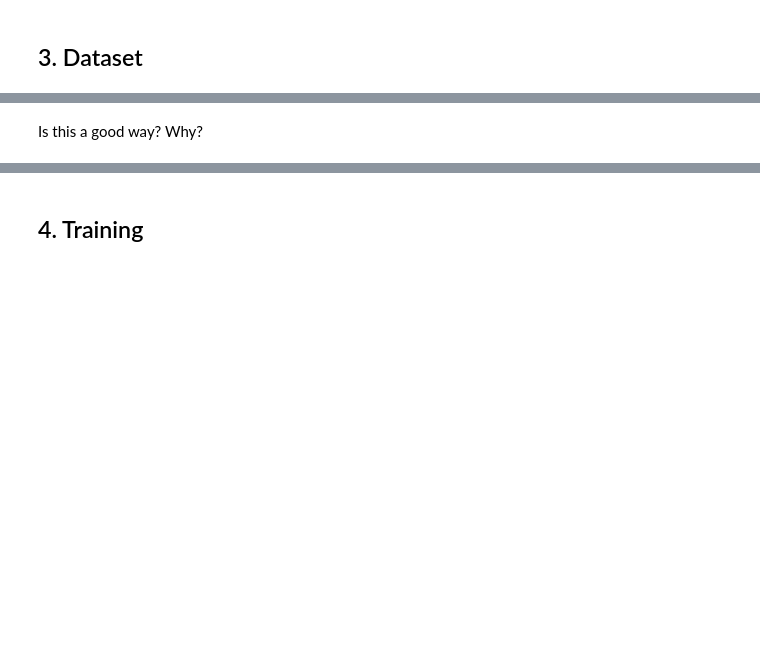
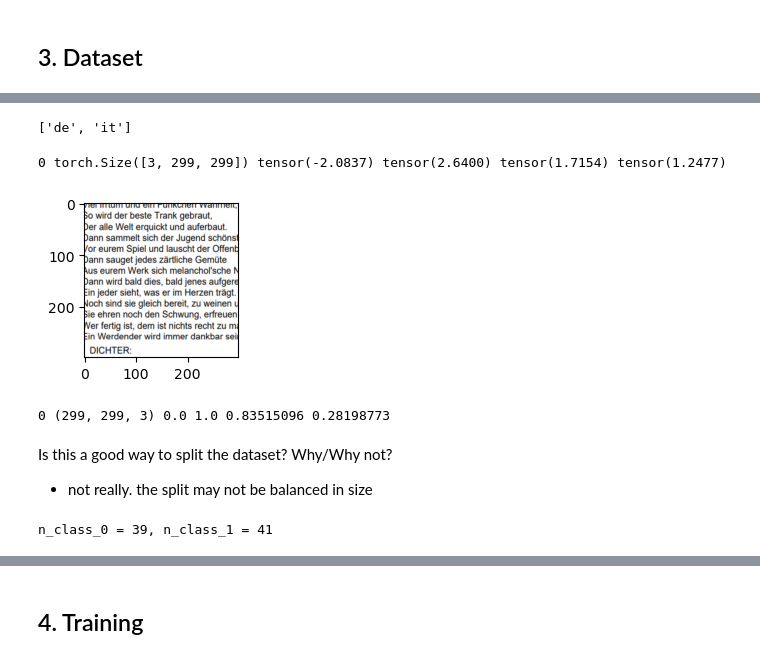
Before and after one commit to pbecerrav/ADS_course, a Jupyter notebook: Module6/Tutorials/Tutorial_V_torch_Transfer_learning.ipynb, the cells around one changed output, grey strips where cells are left out. Drawn from its saved outputs; the diff is of its cells as text; code cells hidden in the pictures; blank space fills up the shorter version.

```diff
--- a/Module6/Tutorials/Tutorial_V_torch_Transfer_learning.ipynb
+++ b/Module6/Tutorials/Tutorial_V_torch_Transfer_learning.ipynb
@@ -121,12 +235,14 @@ Here you will see that these features can be even used to detect thngs very diff
 # %%
-# load images from the ML3 folder into torch dataset
+# Define image transformations to be applied to each image in the dataset
+image_transform = transforms.Compose([
+    transforms.Resize((299, 299)),  # Resize each image to a uniform size of 299x299 pixels (needed to use Inception v3)
 
-image_transform = transforms.Compose([
-    transforms.Resize((299, 299)),
+    transforms.ToTensor(),  # Convert the image to a PyTorch tensor
 
-    transforms.ToTensor(),
-    transforms.Normalize(mean=[0.485, 0.456, 0.406],
-                         std=[0.229, 0.224, 0.225])
+    # Normalize the image tensor with mean and standard deviation values commonly used for pre-trained models
+    transforms.Normalize(mean=[0.485, 0.456, 0.406], std=[0.229, 0.224, 0.225])
 ])
 
+# Create a PyTorch ImageFolder dataset by loading images from the 'ML3' folder and applying the defined transformations
 dataset = datasets.ImageFolder('ML3', transform=image_transform)
+dataset
@@ -136,13 +259,31 @@ print(text_label)
+# %%
+# Visualise the final class labels (in this example, 'de' for german text and 'it' for italian text)
+text_label = dataset.classes
+print(text_label)
+# %% [output]
+['de', 'it']
 # %%
-for im, lbl in dataset:
-    print(lbl, im.shape, im.min(), im.max(), im.mean(), im.std())
+# Iterate through each image-label pair in the dataset
+for image, label in dataset:
+    # Print information about the image
+    print(label, image.shape, image.min(), image.max(), image.mean(), image.std())
 
-    # convert tensor to numpy array, transpose from CHW to HWC and scale to range [0, 1]
-    im_numpy = im.cpu().numpy().transpose(1,2,0)
-    im_numpy -= im_numpy.min(axis=(0,1))
-    im_numpy /= im_numpy.max(axis=(0,1))
+    # Convert the PyTorch tensor to a numpy array, transpose from CHW to HWC, and scale to the range [0, 1]
+    image_numpy = image.cpu().numpy().transpose(1, 2, 0)
+    image_numpy -= image_numpy.min(axis=(0, 1))
+    image_numpy /= image_numpy.max(axis=(0, 1))
 
-    plt.figure(figsize=(2,2))
-    plt.imshow(im_numpy)
+    # Display the image using matplotlib
+    plt.figure(figsize=(2, 2))
+    plt.imshow(image_numpy)
     plt.show()
+
+    # Print information about the transformed image
+    print(label, image_numpy.shape, image_numpy.min(), image_numpy.max(), image_numpy.mean(), image_numpy.std())
+
+    # Break the loop after displaying the first image
     break
+# %% [output]
+0 torch.Size([3, 299, 299]) tensor(-2.0837) tensor(2.6400) tensor(1.7154) tensor(1.2477)
+[figure, added]
+0 (299, 299, 3) 0.0 1.0 0.83515096 0.28198773
@@ -155,2 +289,0 @@ dataset_tra, dataset_val = torch.utils.data.random_split(dataset, [0.8, 0.2])
-# %% [markdown]
-Is this a good way? Why?
@@ -156,0 +300,12 @@ Is this a good way? Why?
+# %% [markdown]
+Is this a good way to split the dataset? Why/Why not?
+
+- not really. the split may not be balanced in size
+# %%
+# Extracting labels from the training dataset
+labels_train = np.array([label for _, label in dataset_tra])
+
+# Print the counts of occurrences for each class in the training dataset
+print(f'n_class_0 = {np.sum(labels_train == 0)}, n_class_1 = {np.sum(labels_train == 1)}')
+# %% [output]
+n_class_0 = 39, n_class_1 = 41
```
Also changed, not shown: parts of 56 cells of this notebook, 3 other files.
